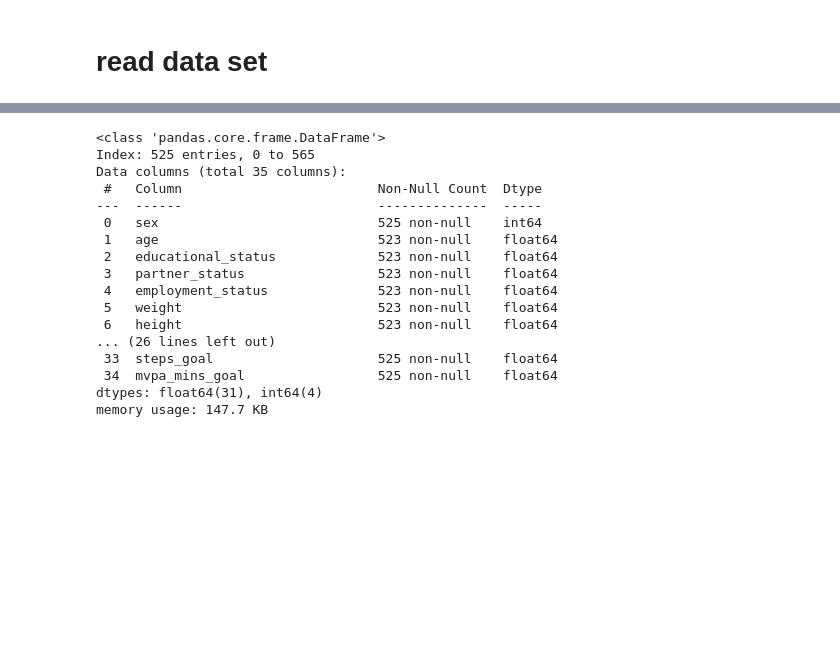
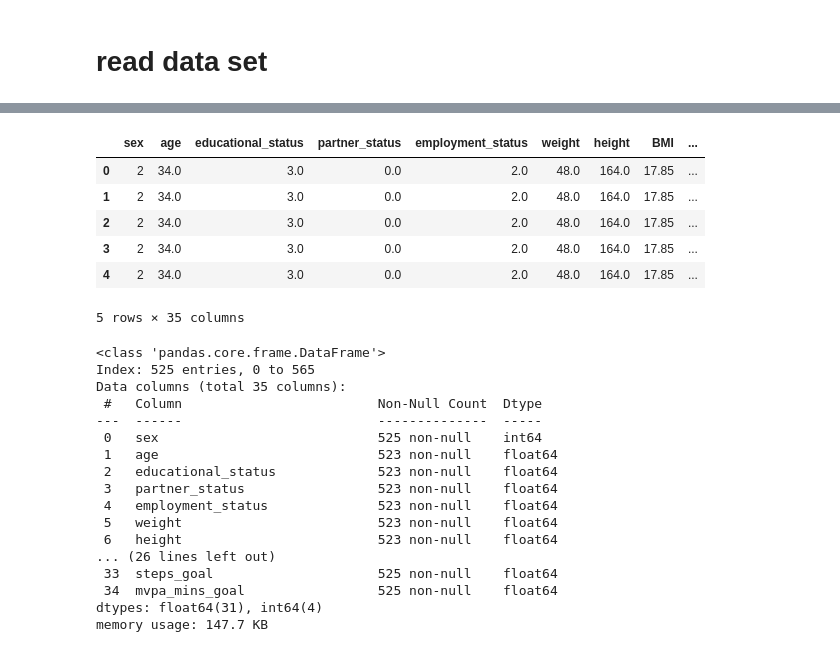
Before and after one commit to aliowx/activity-goal-prediction, a Jupyter notebook: notebook/final_model_notebook.ipynb, the cells around one changed output, grey strips where cells are left out. Saved outputs shown, nothing was run; the diff lists cells and outputs as text; code cells hidden in the pictures; blank space fills up the shorter version.

```diff
--- a/notebook/final_model_notebook.ipynb
+++ b/notebook/final_model_notebook.ipynb
@@ -111,3 +111,13 @@ logger.info("Dropped the week column")
+# %%
+df.head()
+# %% [output]
+|  | sex | age | educational_status | partner_status | employment_status | weight | height | BMI | ... |
+| 0 | 2 | 34.0 | 3.0 | 0.0 | 2.0 | 48.0 | 164.0 | 17.85 | ... |
+| 1 | 2 | 34.0 | 3.0 | 0.0 | 2.0 | 48.0 | 164.0 | 17.85 | ... |
+| 2 | 2 | 34.0 | 3.0 | 0.0 | 2.0 | 48.0 | 164.0 | 17.85 | ... |
+| 3 | 2 | 34.0 | 3.0 | 0.0 | 2.0 | 48.0 | 164.0 | 17.85 | ... |
+| 4 | 2 | 34.0 | 3.0 | 0.0 | 2.0 | 48.0 | 164.0 | 17.85 | ... |
+5 rows × 35 columns
 # %%
 df.info()
 # %% [output]
```
Also changed, not shown: parts of 1 cell of this notebook.
